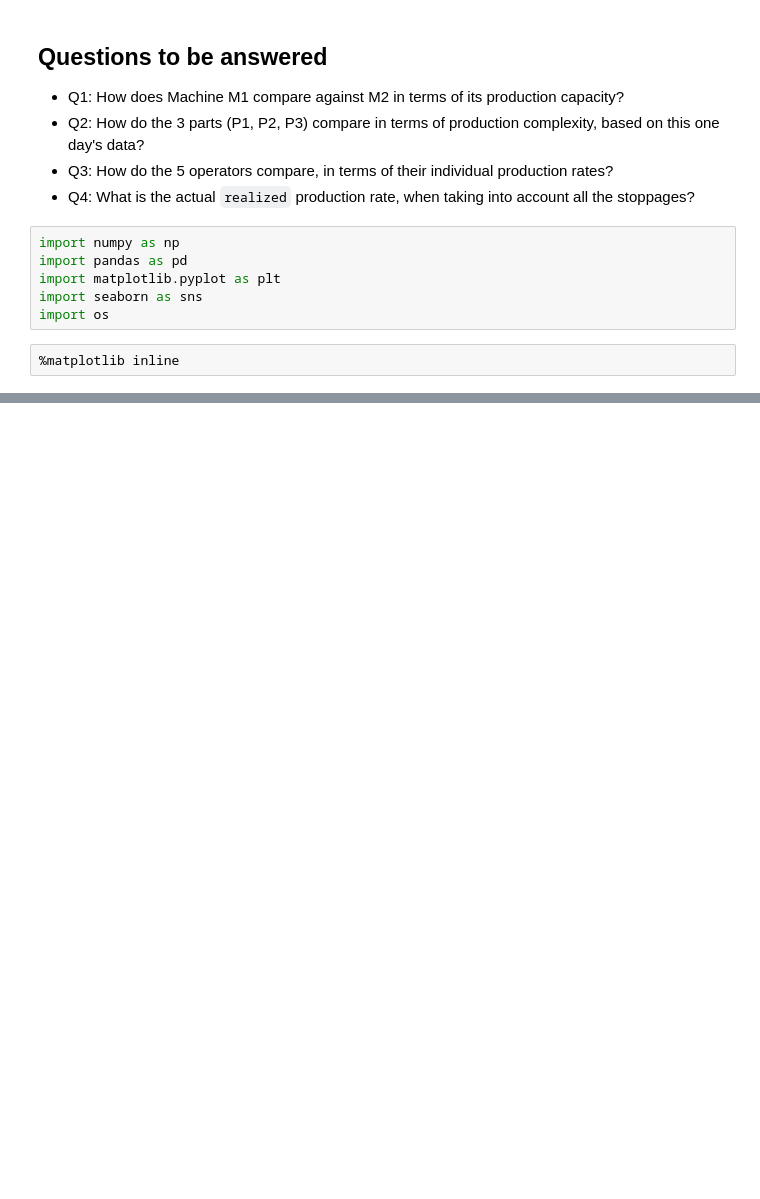
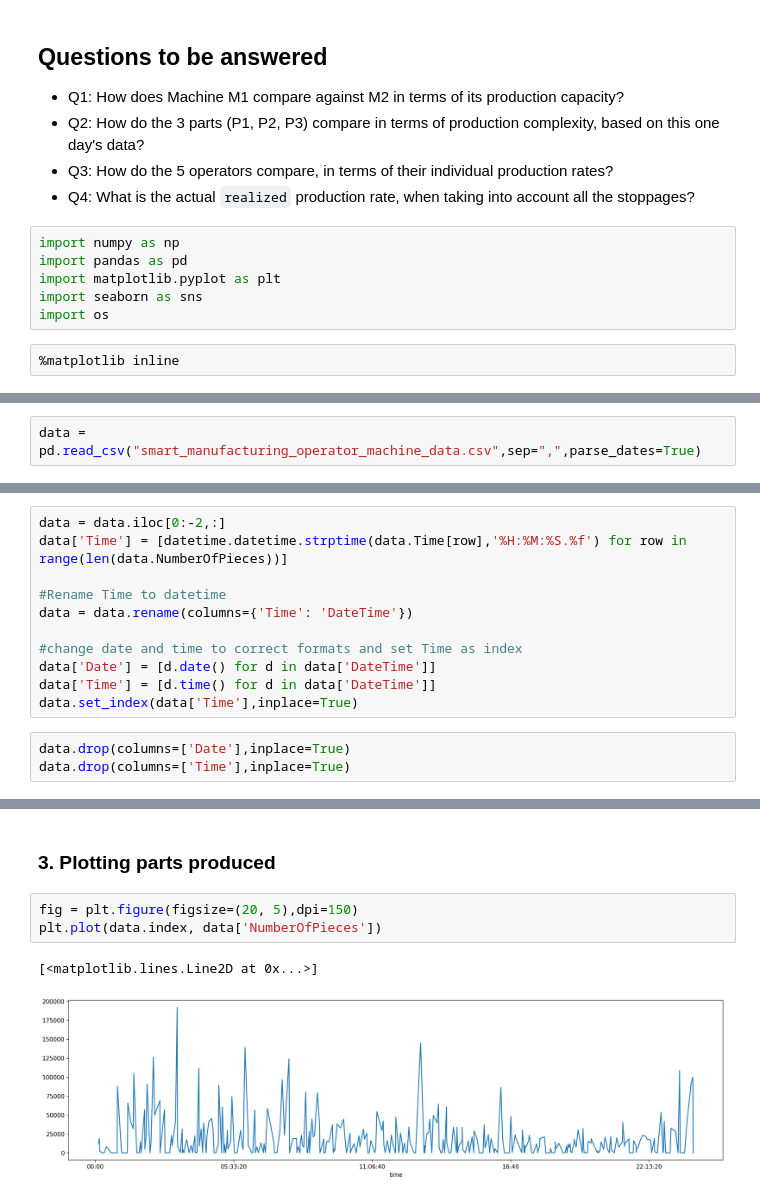
Before and after one commit to ItumelengF/Digital_factory, a Jupyter notebook: SmartManufacturing_Formative1_Exercise.ipynb, the cells around one changed output, grey strips where cells are left out. Saved outputs shown, nothing was run; the diff lists cells and outputs as text; blank space fills up the shorter version.

```diff
--- a/SmartManufacturing_Formative1_Exercise.ipynb
+++ b/SmartManufacturing_Formative1_Exercise.ipynb
@@ -42,0 +45,2 @@ import os
+# %%
+data = pd.read_csv("smart_manufacturing_operator_machine_data.csv",sep=",",parse_dates=True)
@@ -42,0 +82,14 @@ import os
+# %%
+data = data.iloc[0:-2,:]
+data['Time'] = [datetime.datetime.strptime(data.Time[row],'%H:%M:%S.%f') for row in range(len(data.NumberOfPieces))]
+
+#Rename Time to datetime
+data = data.rename(columns={'Time': 'DateTime'})
+
+#change date and time to correct formats and set Time as index
+data['Date'] = [d.date() for d in data['DateTime']]
+data['Time'] = [d.time() for d in data['DateTime']]
+data.set_index(data['Time'],inplace=True)
+# %%
+data.drop(columns=['Date'],inplace=True)
+data.drop(columns=['Time'],inplace=True)
@@ -42,0 +127,8 @@ import os
+# %% [markdown]
+### 3. Plotting parts produced
+# %%
+fig = plt.figure(figsize=(20, 5),dpi=150)
+plt.plot(data.index, data['NumberOfPieces'])
+# %% [output]
+[<matplotlib.lines.Line2D at 0x...>]
+[figure, added]
```
Also changed, not shown: parts of 24 cells of this notebook.
